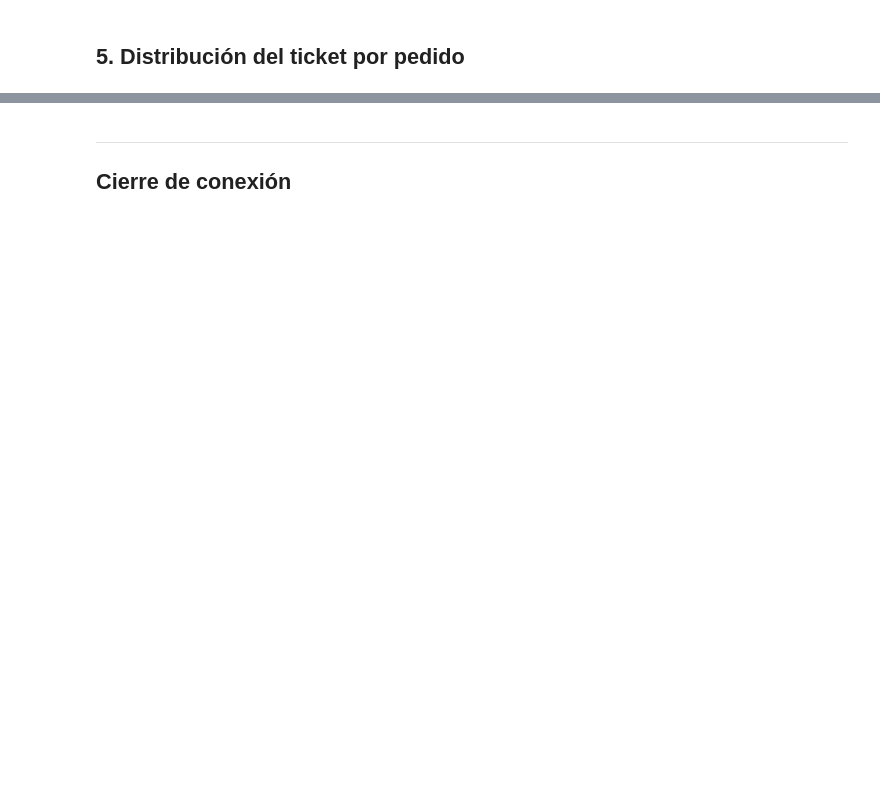
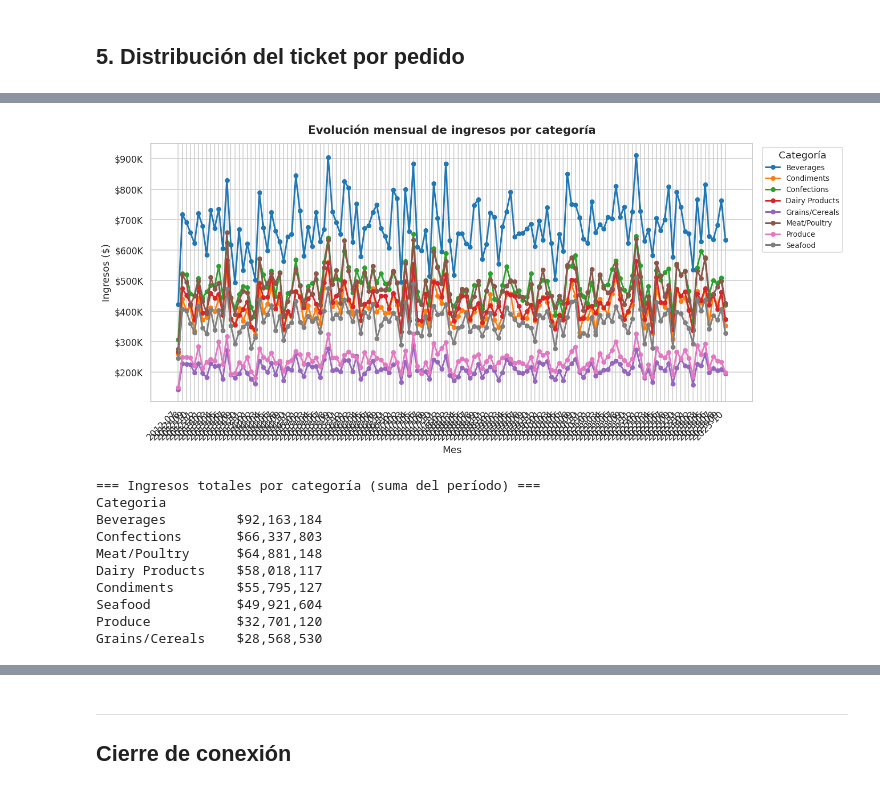
Before and after one commit to alexballera/taller-tgad-fce, a Jupyter notebook: sesiones/segundo-parcial/u2/clase15/teorica/U2-clase-15-vizualicacion-mysql_northwind.ipynb, the cells around one changed output, grey strips where cells are left out. Cells and saved outputs as stored; diff of their text form; code cells hidden in the pictures; blank space fills up the shorter version.

```diff
--- a/sesiones/segundo-parcial/u2/clase15/teorica/U2-clase-15-vizualicacion-mysql_northwind.ipynb
+++ b/sesiones/segundo-parcial/u2/clase15/teorica/U2-clase-15-vizualicacion-mysql_northwind.ipynb
@@ -199,0 +279,50 @@ plt.show()
+# %%
+
+# Ejercicio 1 — Ingresos por categoría y mes, una línea por categoría
+
+ing_cat_mes = query("""
+    SELECT  strftime('%Y-%m', o.OrderDate)                    AS Mes,
+            cat.CategoryName                                  AS Categoria,
+            ROUND(SUM(od.UnitPrice * od.Quantity * (1 - od.Discount)), 2) AS Ingresos
+    FROM    Orders o
+    JOIN   'Order Details' od ON o.OrderID    = od.OrderID
+    JOIN    Products p        ON od.ProductID  = p.ProductID
+    JOIN    Categories cat    ON p.CategoryID  = cat.CategoryID
+    GROUP BY Mes, cat.CategoryName
+    ORDER BY Mes
+""")
+
+# Pivot: filas = Mes, columnas = Categoria
+pivot = ing_cat_mes.pivot(index='Mes', columns='Categoria', values='Ingresos').fillna(0)
+
+fig, ax = plt.subplots(figsize=(13, 6))
+paleta = sns.color_palette('tab10', len(pivot.columns))
+
+for col, color in zip(pivot.columns, paleta):
+    ax.plot(pivot.index, pivot[col], marker='o', linewidth=2,
+            markersize=5, label=col, color=color)
+
+ax.set_title('Evolución mensual de ingresos por categoría',
+             fontsize=14, fontweight='bold', pad=12)
+ax.set_xlabel('Mes')
+ax.set_ylabel('Ingresos ($)')
+ax.yaxis.set_major_formatter(mticker.FuncFormatter(lambda x, _: f'${x/1000:.0f}K'))
+plt.xticks(rotation=45, ha='right')
+ax.legend(title='Categoría', bbox_to_anchor=(1.01, 1), loc='upper left', fontsize=9)
+plt.tight_layout()
+plt.show()
+
+print("\n=== Ingresos totales por categoría (suma del período) ===")
+print(pivot.sum().sort_values(ascending=False).apply(lambda x: f'${x:,.0f}').to_string())
+# %% [output]
+[figure, added]
+=== Ingresos totales por categoría (suma del período) ===
+Categoria
+Beverages         $92,163,184
+Confections       $66,337,803
+Meat/Poultry      $64,881,148
+Dairy Products    $58,018,117
+Condiments        $55,795,127
+Seafood           $49,921,604
+Produce           $32,701,120
+Grains/Cereals    $28,568,530
```
Also changed, not shown: parts of 22 cells of this notebook, 1 other file.
